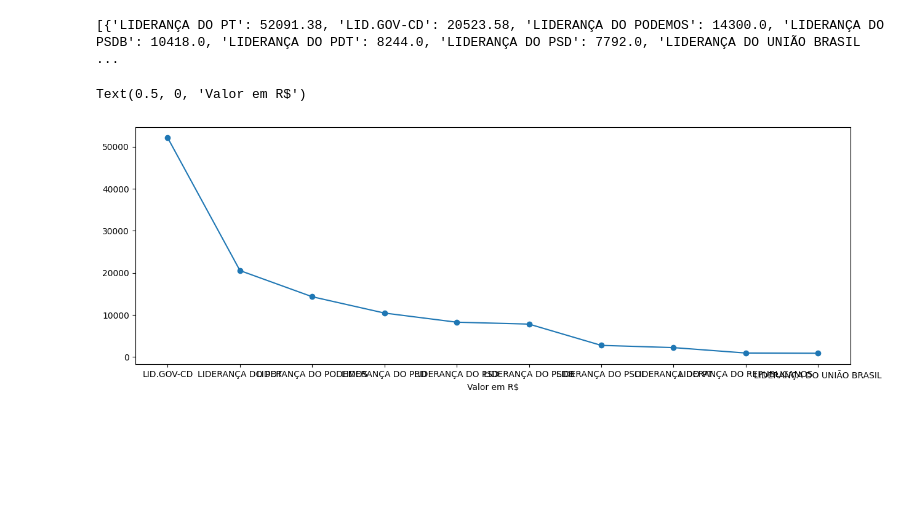
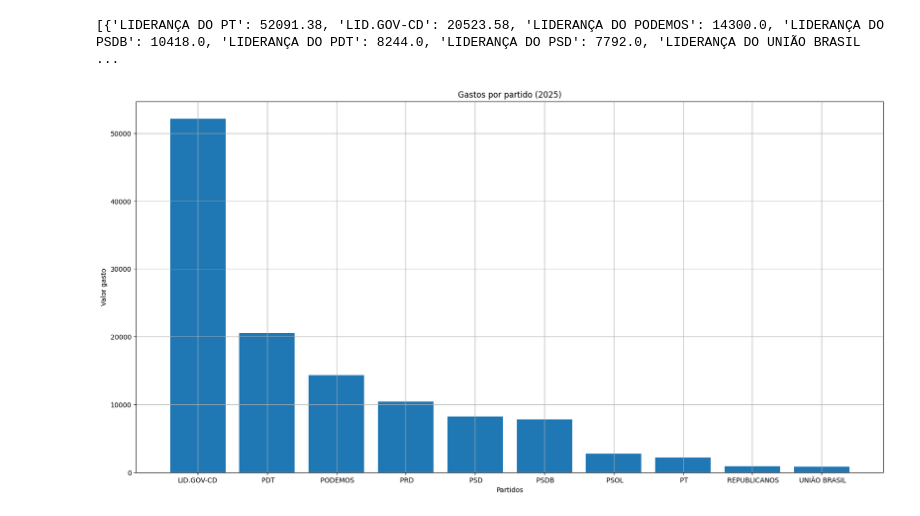
Before and after one commit to wdvictor/open-data-camara-deputados-analytics, a Jupyter notebook: despesas.ipynb, the cells around one changed output. Saved outputs shown, nothing was run; the diff lists cells and outputs as text; code cells hidden in the pictures; blank space fills up the shorter version.

```diff
--- a/despesas.ipynb
+++ b/despesas.ipynb
@@ -31,22 +31,22 @@ print(gastos_por_partidos_ordenados)
 [{'LIDERANÇA DO PT': 52091.38, 'LID.GOV-CD': 20523.58, 'LIDERANÇA DO PODEMOS': 14300.0, 'LIDERANÇA DO PSDB': 10418.0, 'LIDERANÇA DO PDT': 8244.0, 'LIDERANÇA DO PSD': 7792.0, 'LIDERANÇA DO UNIÃO BRASIL ...
 # %%
 
-plt.figure(figsize=(15, 5))
+plt.figure(figsize=(20, 10))
 
 gastos = gastos_por_partidos_ordenados[0]
 
 partidos = list(gasto.keys())
+partidos2 = [p.replace('LIDERANÇA DO', '') for p in partidos]
 valores = list(gastos.values())
 
-plt.plot(partidos, valores, marker='o', linestyle='-', label=partidos)
+plt.bar(partidos2, valores,  label=partidos2)
 
-plt.xlabel("Valor em R$")
-# plt.ylabel("Número de Deputados")
-plt.title("Gastos por partido (2008-2025)")
-# plt.legend()
-# plt.grid()
+plt.xlabel("Partidos")
+plt.ylabel('Valor gasto')
+plt.title("Gastos por partido (2025)")
 
-# plt.show()
+plt.grid()
+
+plt.show()
 # %% [output]
-Text(0.5, 0, 'Valor em R$')
-[figure, old version]
+[figure, new version]
```
